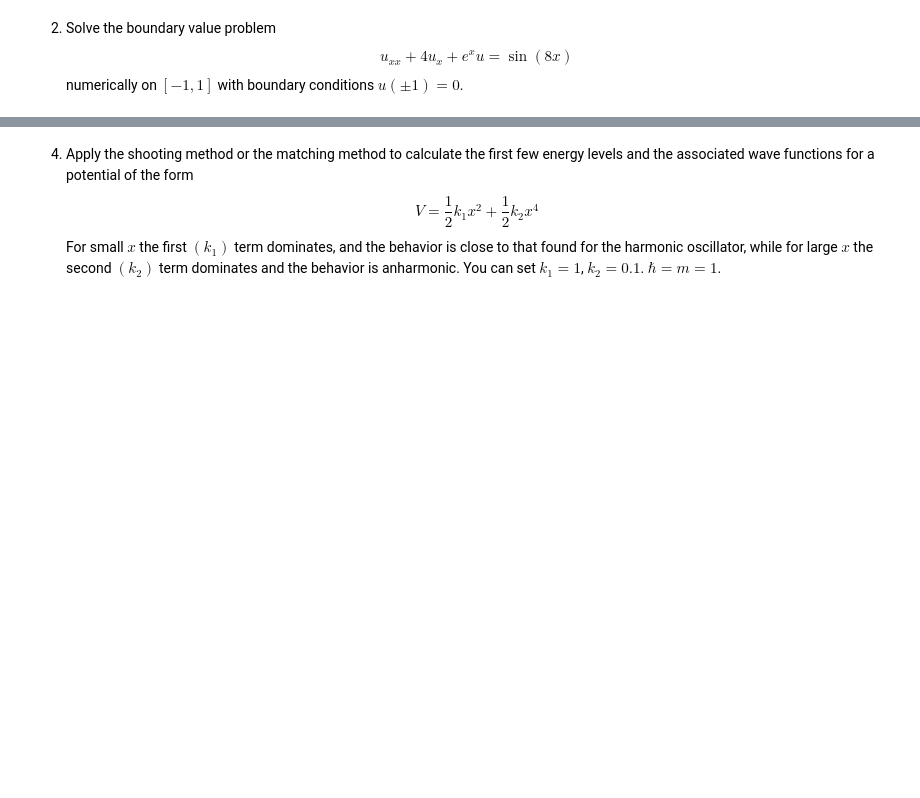
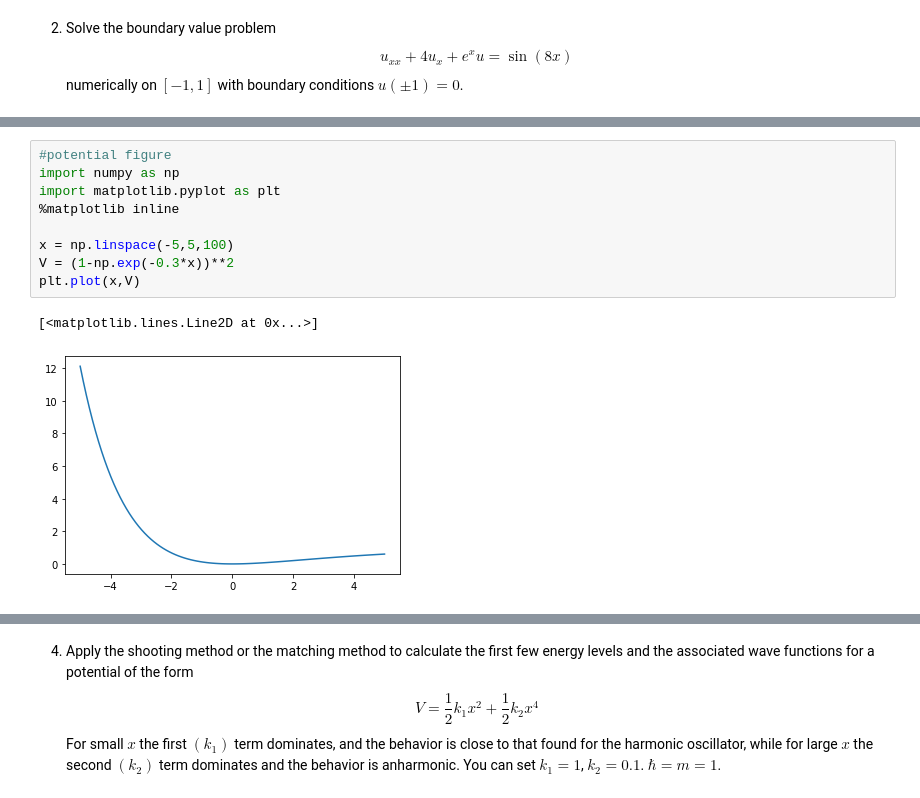
Before and after one commit to Little-old-brother-team/GroupWork, a Jupyter notebook: Week15/Week15.ipynb, the cells around one changed output, grey strips where cells are left out. Drawn from its saved outputs; the diff is of its cells as text; blank space fills up the shorter version.

```diff
--- a/Week15/Week15.ipynb
+++ b/Week15/Week15.ipynb
@@ -31,3 +76,15 @@
    (2) Please plot the corresponding wave functions of the five lowest-energy states.
 
    Hint: For simplicity, $\hbar=1$.
+# %%
+#potential figure
+import numpy as np
+import matplotlib.pyplot as plt
+%matplotlib inline
+
+x = np.linspace(-5,5,100)
+V = (1-np.exp(-0.3*x))**2
+plt.plot(x,V)
+# %% [output]
+[<matplotlib.lines.Line2D at 0x...>]
+[figure, added]
```
Also changed, not shown: parts of 6 cells of this notebook.
